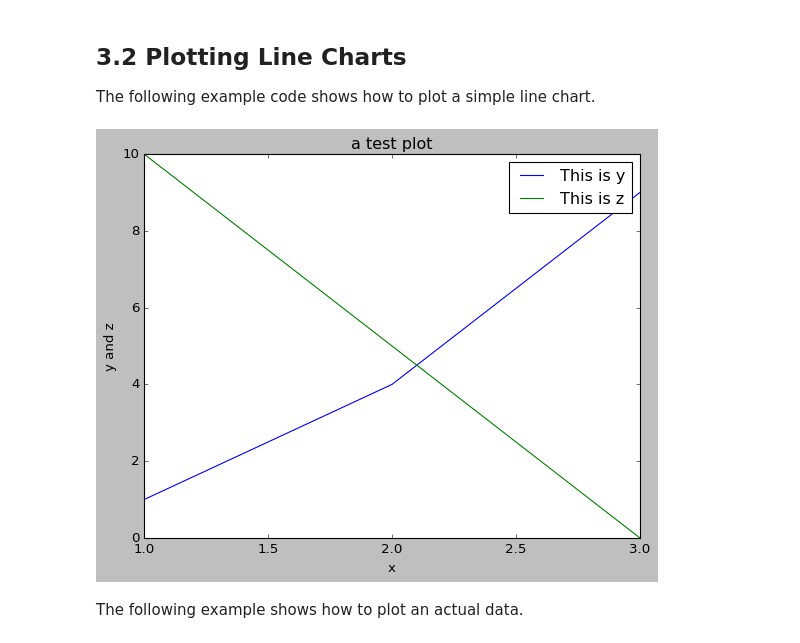
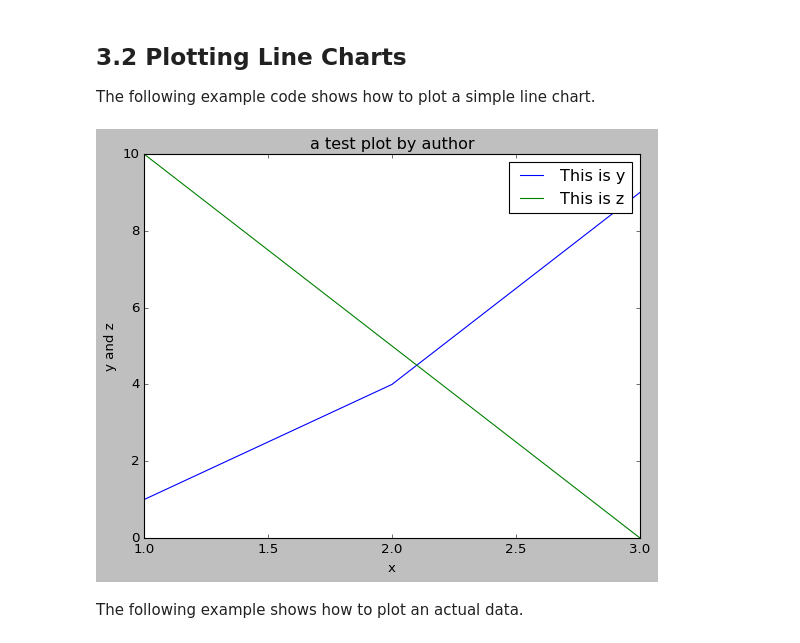
Before and after one commit to gowebUSA/gheniabla-Advanced-Python, a Jupyter notebook: chapter3.ipynb, the cells around one changed output. Saved outputs shown, nothing was run; the diff lists cells and outputs as text; code cells hidden in the pictures.

```diff
--- a/chapter3.ipynb
+++ b/chapter3.ipynb
@@ -46,29 +46,29 @@ The following example code shows how to plot a simple line chart.
 # %%
 from matplotlib import pyplot as plt
 
 #data
 x = [1, 2, 3]
 y = [1, 4, 9]
 z = [10, 5, 0]
 
 #plot
 plt.plot(x, y)
 plt.plot(x, z)
 
 #add a title
-plt.title("a test plot")
+plt.title("a test plot by author")
 
 #add labels
 plt.xlabel("x")
 plt.ylabel("y and z")
 
 #add a legend
 plt.legend(["This is y", "This is z"])
 
 #display it
 plt.show()
 # %% [output]
-[figure, old version]
+[figure, new version]
 # %% [markdown]
 The following example shows how to plot an actual data.
 # %%
```
Also changed, not shown: parts of 1 cell of this notebook.
